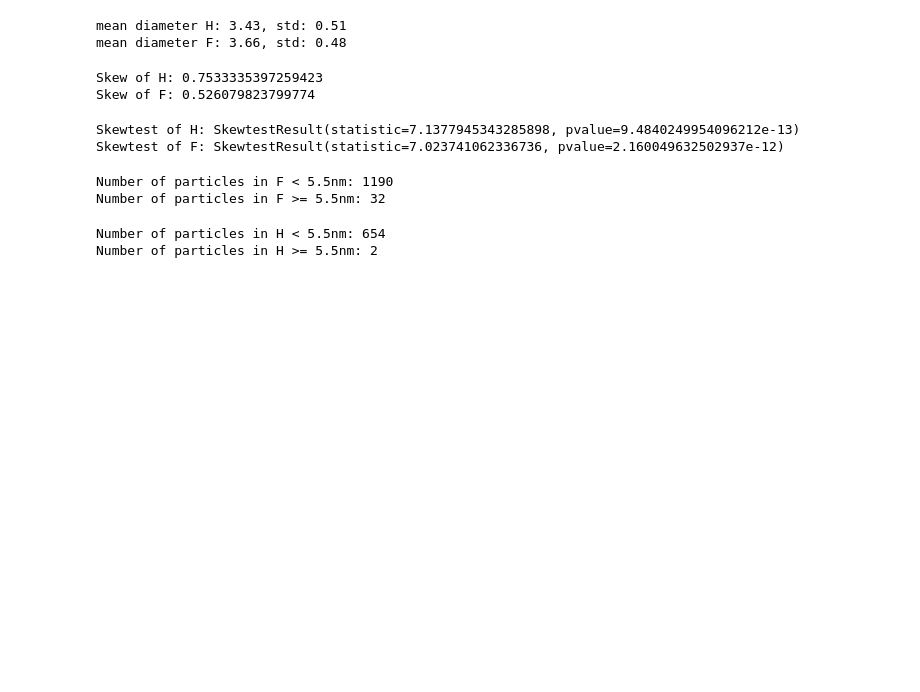
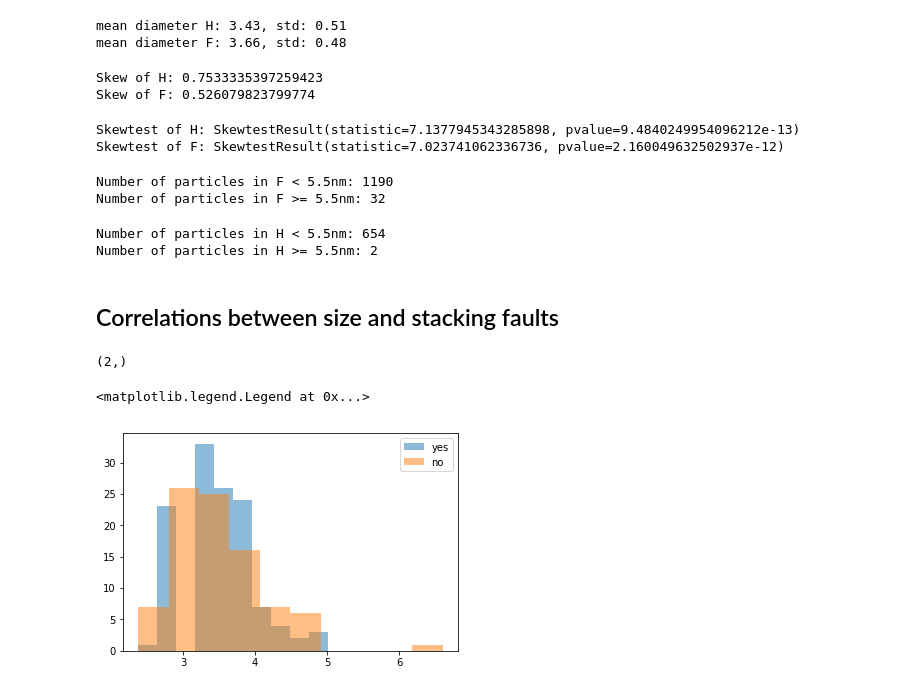
Before and after one commit to sbarton272/particleRecognition, a Jupyter notebook: image_processing/particle_stats.ipynb, the cells around one changed output. Saved outputs shown, nothing was run; the diff lists cells and outputs as text; code cells hidden in the pictures; blank space fills up the shorter version.

Commit message:
added size-defect correlations to particle stats

```diff
--- a/image_processing/particle_stats.ipynb
+++ b/image_processing/particle_stats.ipynb
@@ -45,3 +42,34 @@ size_corr_F = []
+# %%
+size_corr_H  = {'yes':[],'no': [], 'null': []}
+size_corr_F = {'yes':[],'no': [], 'null': []}
+for file in data_files:
+    txt_names = file + '/*/adjustedPNG2/*.txt'
+    txt_files = glob(txt_names)
+    for txt in txt_files:
+        if '101727H' in txt.split('/')[-3]:
+            sample = '101727H'
+        elif '101729F' in txt.split('/')[-3]:
+            sample = '101729F'
+        else:
+            print(txt.split('/')[-3])
+            raise RuntimeError('Sample not identified or of unexpected label. Please check file naming scheme.')
+        _, radii, labels, _ = ls.txt_reader(txt)
+        for idx, label in enumerate(labels):
+            if label == 'yes':
+                if sample == '101727H':
+                    size_corr_H['yes'].append(radii[idx]*0.033*2)
+                else:
+                    size_corr_F['yes'].append(radii[idx]*0.033*2)
+            elif label == 'no':
+                if sample == '101727H':
+                    size_corr_H['no'].append(radii[idx]*0.033*2)
+                else:
+                    size_corr_F['no'].append(radii[idx]*0.033*2)
+            elif label == 'null':
+                if sample == '101727H':
+                    size_corr_H['null'].append(radii[idx]*0.033*2)
+                else:
+                    size_corr_F['null'].append(radii[idx]*0.033*2)
 # %% [markdown]
 # Particle Stats:
 # %% [markdown]
@@ -188,3 +216,15 @@ print('Number of particles in H >= 5.5nm: {}'.format(len([x for x in sort_H if x
 # %% [output]
 Number of particles in H < 5.5nm: 654
 Number of particles in H >= 5.5nm: 2
+# %% [markdown]
+## Correlations between size and stacking faults
+# %%
+H_corrs = np.array([size_corr_H['yes'],size_corr_H['no']])
+print(H_corrs.shape)
+_ = plt.hist(size_corr_H['yes'], alpha = 0.5, label = 'yes')
+_ = plt.hist(size_corr_H['no'], alpha = 0.5, label = 'no')
+plt.legend(loc='upper right')
+# %% [output]
+(2,)
+<matplotlib.legend.Legend at 0x...>
+[figure, added]
```
Also changed, not shown: parts of 4 cells of this notebook.
